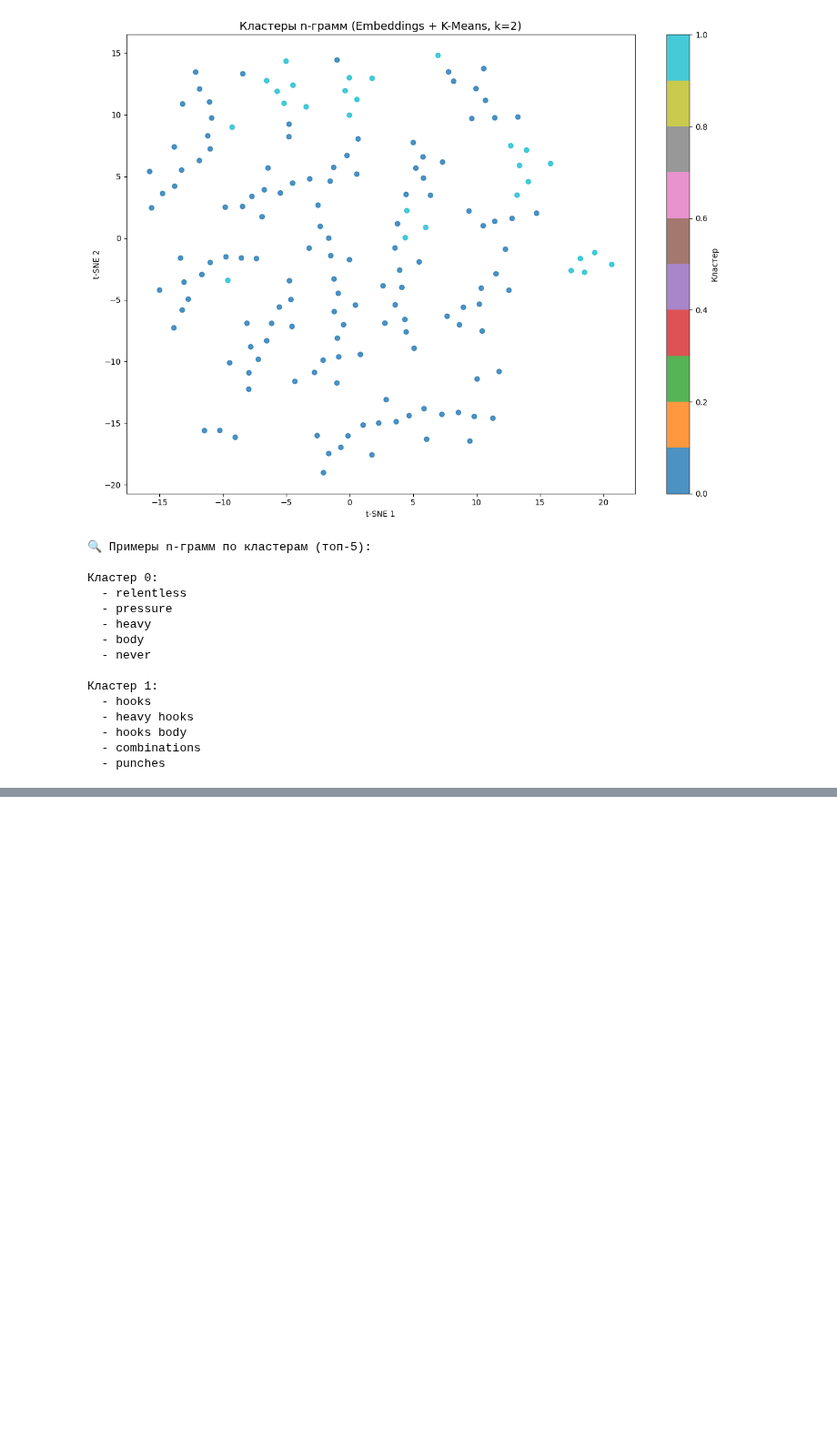
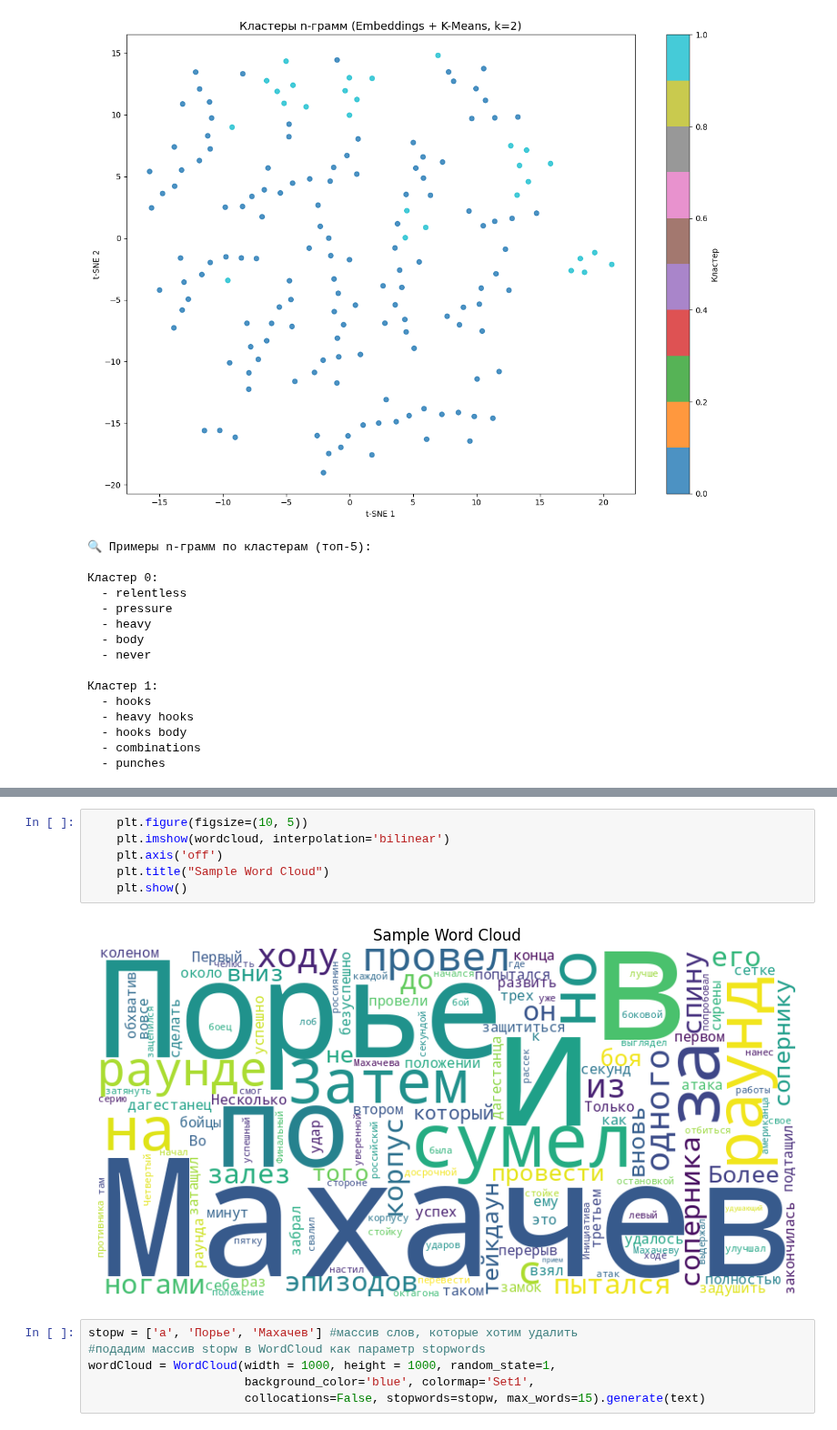
Before and after one commit to vn322/Sport-University, a Jupyter notebook: rbnlp1.ipynb, the cells around one changed output, grey strips where cells are left out. Shown at 91% size. Saved outputs shown, nothing was run; the diff lists cells and outputs as text; blank space fills up the shorter version.

```diff
--- a/rbnlp1.ipynb
+++ b/rbnlp1.ipynb
@@ -2016,0 +2051,14 @@ if __name__ == "__main__":
+# %%
+    plt.figure(figsize=(10, 5))
+    plt.imshow(wordcloud, interpolation='bilinear')
+    plt.axis('off')
+    plt.title("Sample Word Cloud")
+    plt.show()
+# %% [output]
+[figure, added]
+# %%
+stopw = ['а', 'Порье', 'Махачев'] #массив слов, которые хотим удалить
+#подадим массив stopw в WordCloud как параметр stopwords
+wordCloud = WordCloud(width = 1000, height = 1000, random_state=1,
+                      background_color='blue', colormap='Set1',
+                      collocations=False, stopwords=stopw, max_words=15).generate(text)
```
Also changed, not shown: parts of 9 cells of this notebook.
